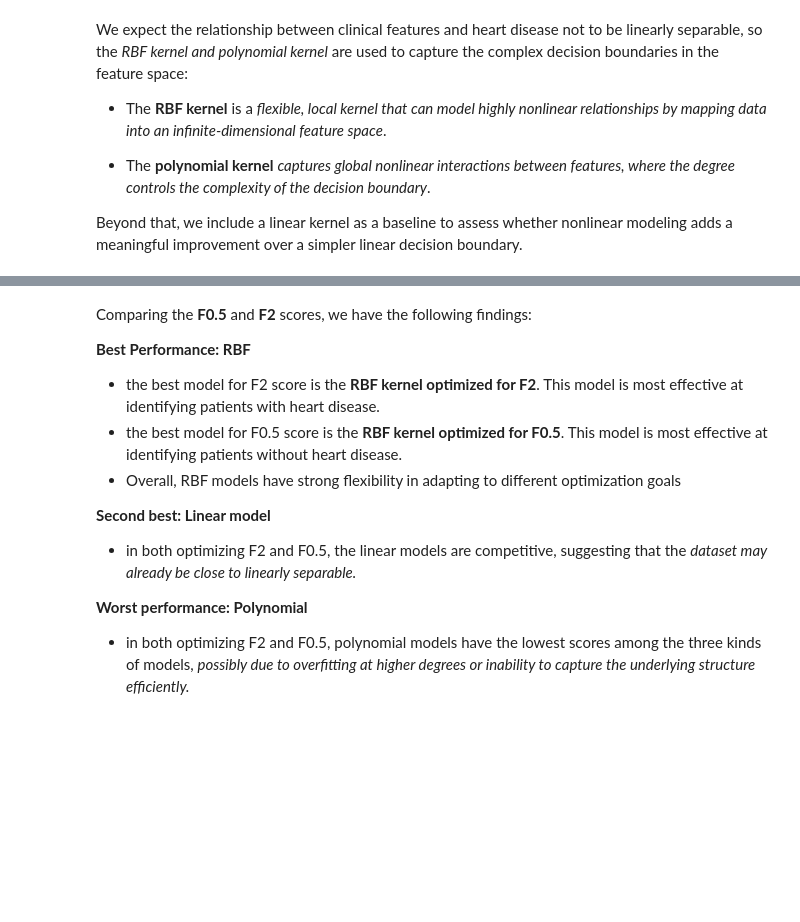
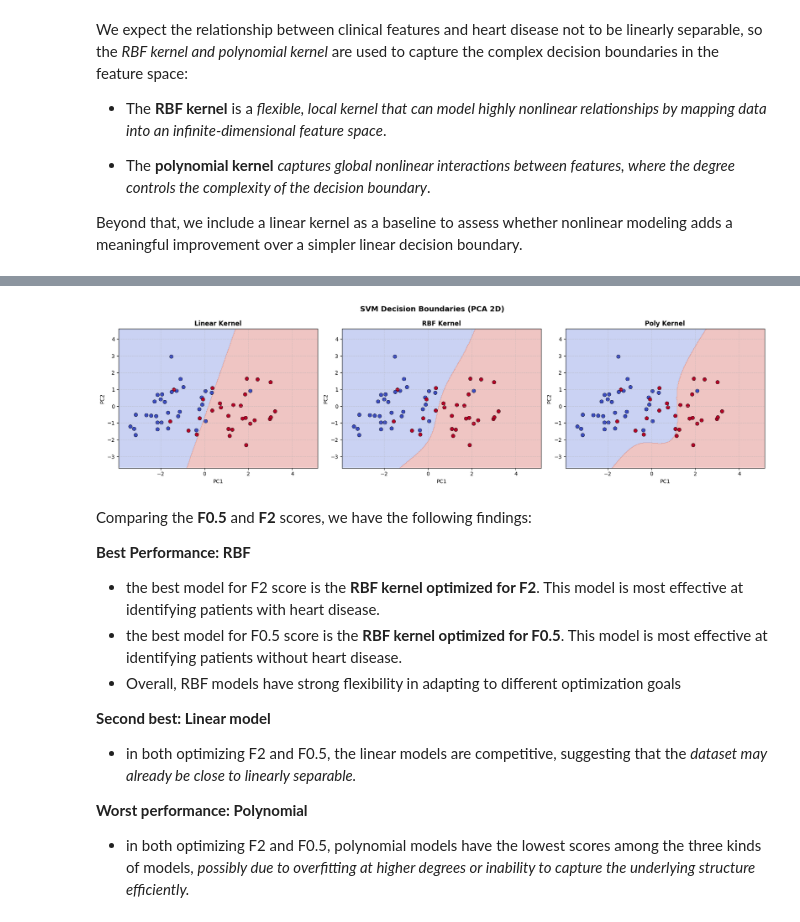
Before and after one commit to Shravani018/ml_2_group1, a Jupyter notebook: Assignment2/ML2_Group1_Assignment2-1.ipynb, the cells around one changed output, grey strips where cells are left out. Drawn from its saved outputs; the diff is of its cells as text; code cells hidden in the pictures; blank space fills up the shorter version.

```diff
--- a/Assignment2/ML2_Group1_Assignment2-1.ipynb
+++ b/Assignment2/ML2_Group1_Assignment2-1.ipynb
@@ -666,3 +676,31 @@ df_results
+# %%
+# Visualizing decision boundaries in PCA-reduced 2D space
+pca_2d = PCA(n_components=2)
+X_train_2d = pca_2d.fit_transform(X_train)
+X_test_2d  = pca_2d.transform(X_test)
+kernel_configs = [
+    ("Linear", SVC(kernel="linear", C=10,  random_state=42)),
+    ("RBF",    SVC(kernel="rbf",    C=10,  gamma=0.1, random_state=42)),
+    ("Poly",   SVC(kernel="poly",   C=10,  degree=3,  random_state=42)),]
+fig, axes = plt.subplots(1, 3, figsize=(18, 5))
+fig.suptitle("SVM Decision Boundaries (PCA 2D)", fontsize=14, fontweight="bold")
+x_min, x_max = X_train_2d[:, 0].min() - 0.5, X_train_2d[:, 0].max() + 0.5
+y_min, y_max = X_train_2d[:, 1].min() - 0.5, X_train_2d[:, 1].max() + 0.5
+xx, yy = np.meshgrid(np.linspace(x_min, x_max, 300),
+                     np.linspace(y_min, y_max, 300))
+for ax, (name, svc) in zip(axes, kernel_configs):
+    svc.fit(X_train_2d, y_train)
+    zz = svc.predict(np.c_[xx.ravel(), yy.ravel()]).reshape(xx.shape)
+    ax.contourf(xx, yy, zz, alpha=0.3, cmap="coolwarm")
+    ax.scatter(X_test_2d[:, 0], X_test_2d[:, 1], c=y_test,
+               cmap="coolwarm", edgecolors="k", linewidths=0.5, s=50)
+    ax.set_title(f"{name} Kernel", fontsize=12, fontweight="bold")
+    ax.set_xlabel("PC1"); ax.set_ylabel("PC2")
+    ax.grid(True, linestyle="--", alpha=0.4)
+fig.tight_layout()
+plt.show()
+# %% [output]
+[figure, added]
 # %% [markdown]
 Comparing the **F0.5** and **F2** scores, we have the following findings:
 
```
Also changed, not shown: parts of 2 cells of this notebook.
